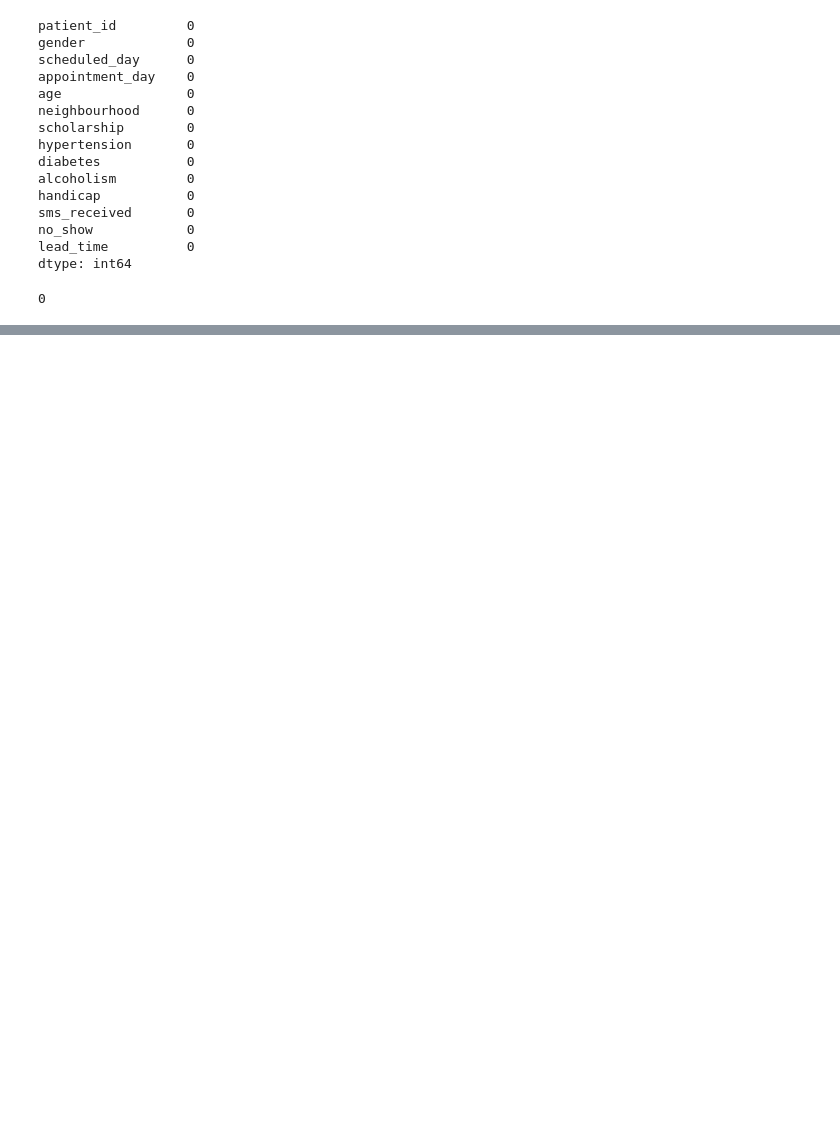
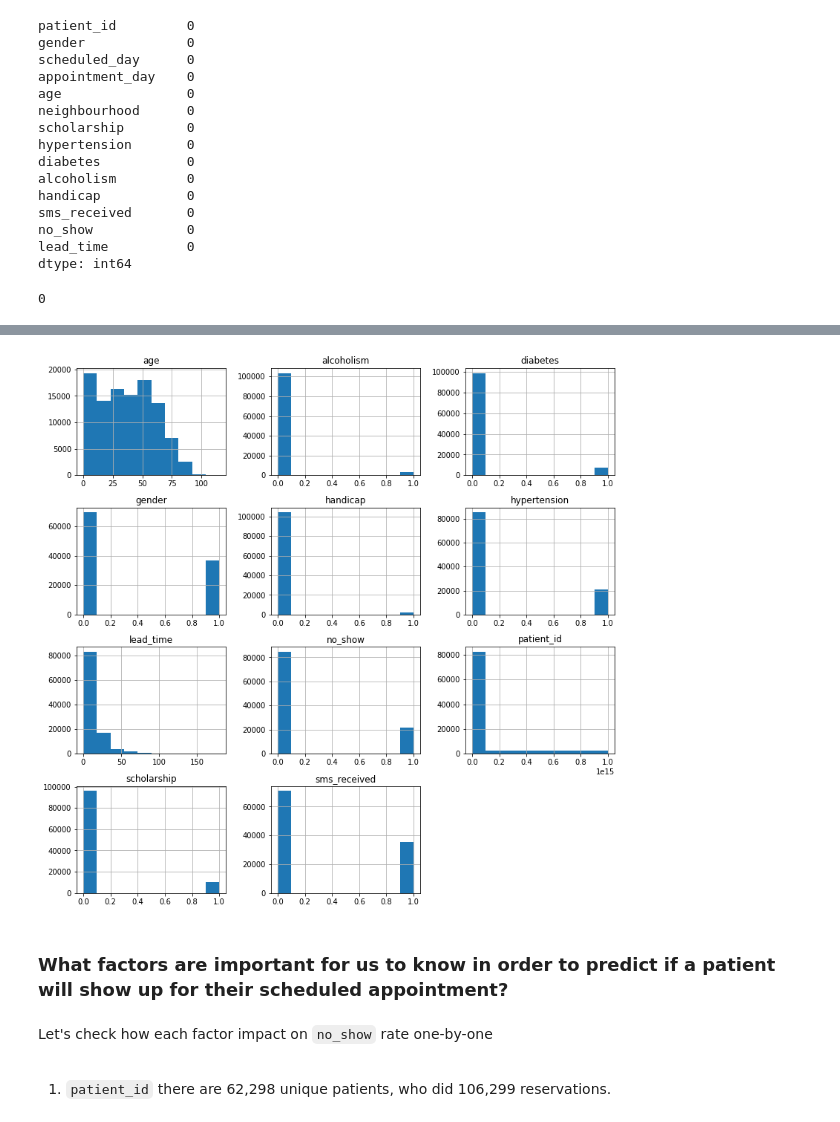
Before and after one commit to Wildbird74/No-show-Appointments, a Jupyter notebook: no_show.ipynb, the cells around one changed output, grey strips where cells are left out. Cells and saved outputs as stored; diff of their text form; code cells hidden in the pictures; blank space fills up the shorter version.

```diff
--- a/no_show.ipynb
+++ b/no_show.ipynb
@@ -396,0 +397,12 @@ df['lead_time'].value_counts().plot('bar', figsize=(18, 8));
+# %%
+df.hist(figsize=(13, 13));
+# %% [output]
+[figure, added]
+# %% [markdown]
+<a id='question'></a>
+### What factors are important for us to know in order to predict if a patient will show up for their scheduled appointment?
+# %% [markdown]
+Let's check how each factor impact on `no_show` rate one-by-one
+# %% [markdown]
+<a id='1'></a>
+1. `patient_id` there are 62,298 unique patients, who did 106,299 reservations.
```
Also changed, not shown: parts of 91 cells of this notebook.
